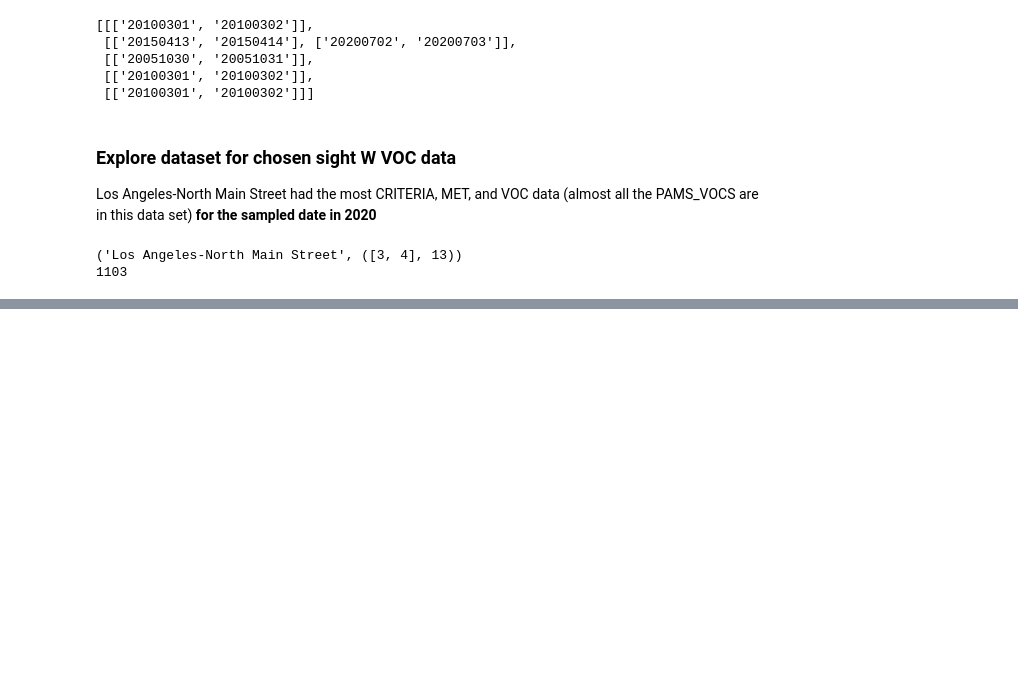
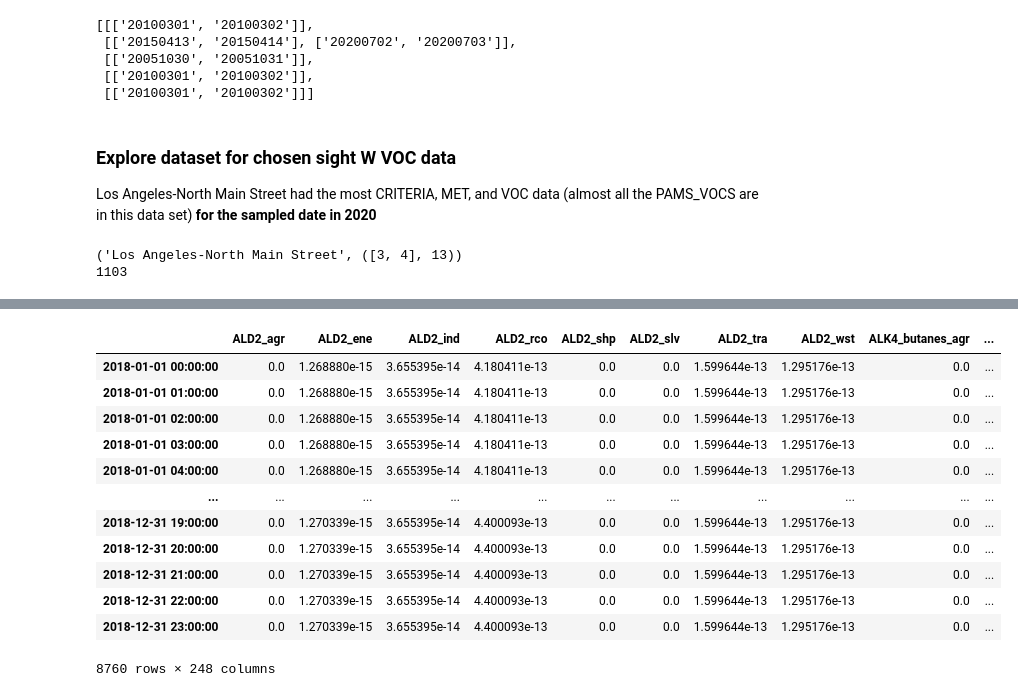
Before and after one commit to Tcintra/chem150, a Jupyter notebook: lab_notebook.ipynb, the cells around one changed output, grey strips where cells are left out. Saved outputs shown, nothing was run; the diff lists cells and outputs as text; code cells hidden in the pictures; blank space fills up the shorter version.

```diff
--- a/lab_notebook.ipynb
+++ b/lab_notebook.ipynb
@@ -227,0 +230,20 @@ df
+# %%
+nc_links, _ = datafetcher.get_ceds_links(year='2018')
+la_lat = 34.25
+la_lon = -118.25
+ceds_df = DataFetcher.make_ceds_df(la_lat, la_lon, nc_links)
+ceds_df
+# %% [output]
+|  | ALD2_agr | ALD2_ene | ALD2_ind | ALD2_rco | ALD2_shp | ALD2_slv | ALD2_tra | ALD2_wst | ALK4_butanes_agr | ... |
+| 2018-01-01 00:00:00 | 0.0 | 1.268880e-15 | 3.655395e-14 | 4.180411e-13 | 0.0 | 0.0 | 1.599644e-13 | 1.295176e-13 | 0.0 | ... |
+| 2018-01-01 01:00:00 | 0.0 | 1.268880e-15 | 3.655395e-14 | 4.180411e-13 | 0.0 | 0.0 | 1.599644e-13 | 1.295176e-13 | 0.0 | ... |
+| 2018-01-01 02:00:00 | 0.0 | 1.268880e-15 | 3.655395e-14 | 4.180411e-13 | 0.0 | 0.0 | 1.599644e-13 | 1.295176e-13 | 0.0 | ... |
+| 2018-01-01 03:00:00 | 0.0 | 1.268880e-15 | 3.655395e-14 | 4.180411e-13 | 0.0 | 0.0 | 1.599644e-13 | 1.295176e-13 | 0.0 | ... |
+| 2018-01-01 04:00:00 | 0.0 | 1.268880e-15 | 3.655395e-14 | 4.180411e-13 | 0.0 | 0.0 | 1.599644e-13 | 1.295176e-13 | 0.0 | ... |
+| ... | ... | ... | ... | ... | ... | ... | ... | ... | ... | ... |
+| 2018-12-31 19:00:00 | 0.0 | 1.270339e-15 | 3.655395e-14 | 4.400093e-13 | 0.0 | 0.0 | 1.599644e-13 | 1.295176e-13 | 0.0 | ... |
+| 2018-12-31 20:00:00 | 0.0 | 1.270339e-15 | 3.655395e-14 | 4.400093e-13 | 0.0 | 0.0 | 1.599644e-13 | 1.295176e-13 | 0.0 | ... |
+| 2018-12-31 21:00:00 | 0.0 | 1.270339e-15 | 3.655395e-14 | 4.400093e-13 | 0.0 | 0.0 | 1.599644e-13 | 1.295176e-13 | 0.0 | ... |
+| 2018-12-31 22:00:00 | 0.0 | 1.270339e-15 | 3.655395e-14 | 4.400093e-13 | 0.0 | 0.0 | 1.599644e-13 | 1.295176e-13 | 0.0 | ... |
+| 2018-12-31 23:00:00 | 0.0 | 1.270339e-15 | 3.655395e-14 | 4.400093e-13 | 0.0 | 0.0 | 1.599644e-13 | 1.295176e-13 | 0.0 | ... |
+8760 rows × 248 columns
```
Also changed, not shown: parts of 10 cells of this notebook, 9 other files.
